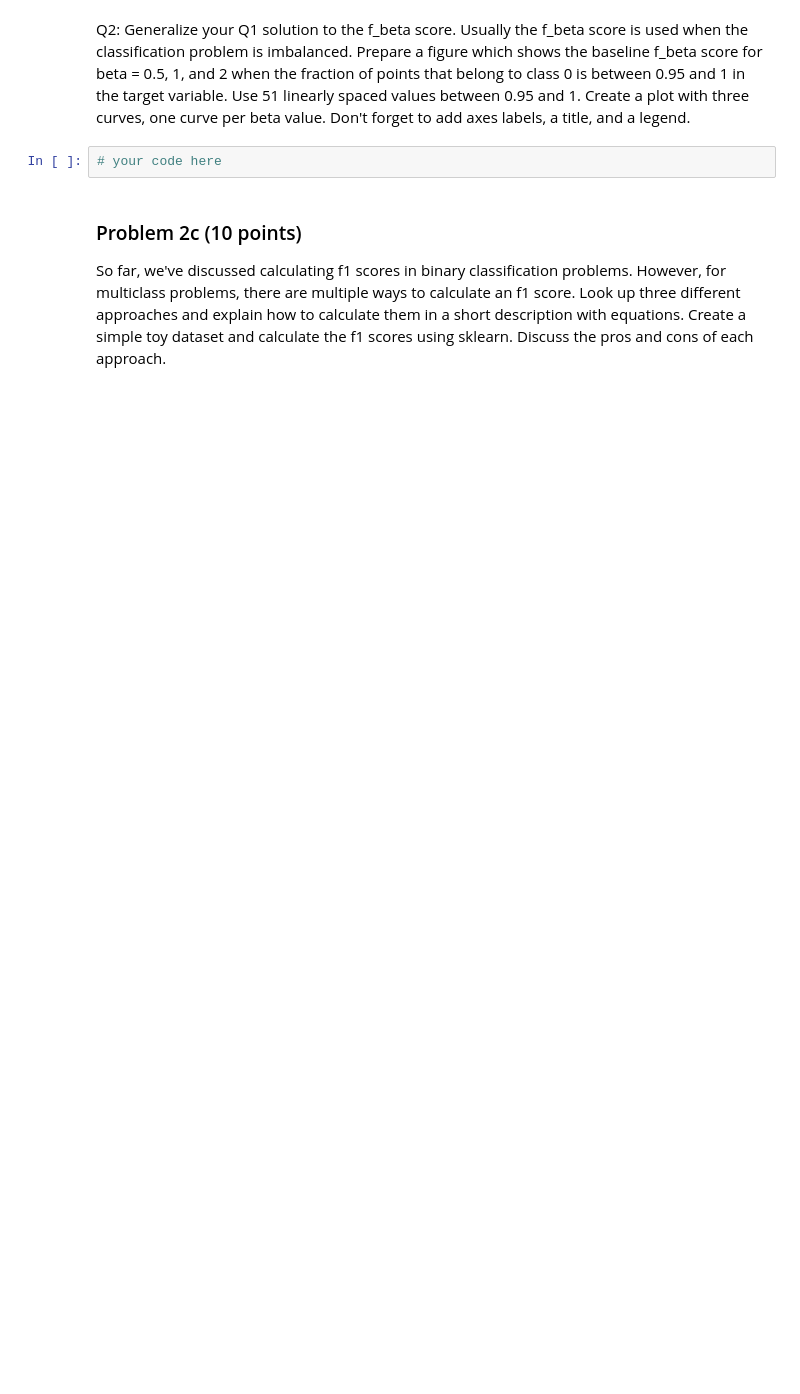
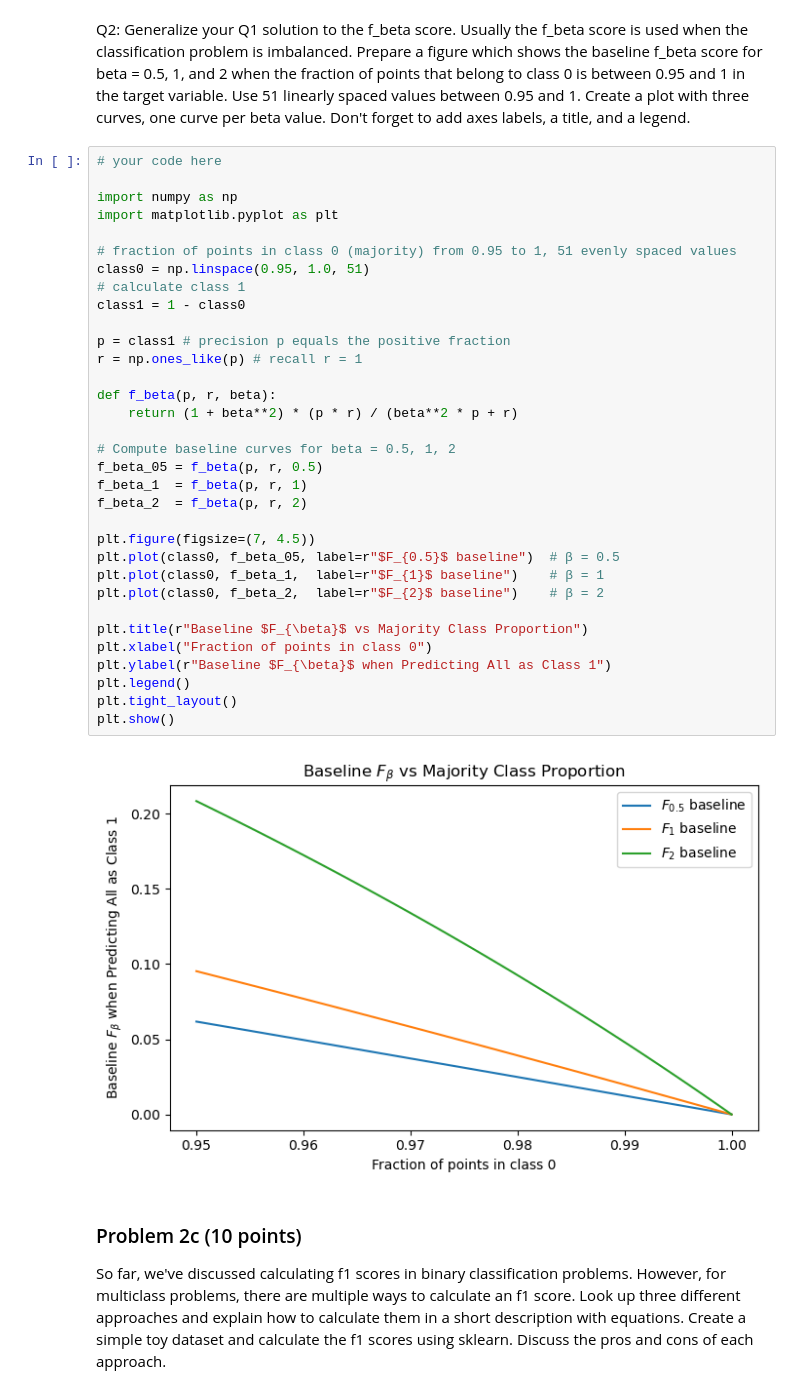
Before and after one commit to IsabellaTan/Brown-DATA1030-HW7, a Jupyter notebook: PS7.ipynb, the cells around one changed output. Cells and saved outputs as stored; diff of their text form; blank space fills up the shorter version.

```diff
--- a/PS7.ipynb
+++ b/PS7.ipynb
@@ -221,8 +264,41 @@ Q1: How do you calculate the baseline f1 score in classification? Let's assume $
 # %% [markdown]
 Q2: Generalize your Q1 solution to the f_beta score. Usually the f_beta score is used when the classification problem is imbalanced. Prepare a figure which shows the baseline f_beta score for beta = 0.5, 1, and 2 when the fraction of points that belong to class 0 is between 0.95 and 1 in the target variable. Use 51 linearly spaced values between 0.95 and 1.
 Create a plot with three curves, one curve per beta value. Don't forget to add axes labels, a title, and a legend.
-# %%
-# your code here
+# %%
+# your code here
+
+import numpy as np
+import matplotlib.pyplot as plt
+
+# fraction of points in class 0 (majority) from 0.95 to 1, 51 evenly spaced values
+class0 = np.linspace(0.95, 1.0, 51)
+# calculate class 1
+class1 = 1 - class0
+
+p = class1 # precision p equals the positive fraction
+r = np.ones_like(p) # recall r = 1
+
+def f_beta(p, r, beta):
+    return (1 + beta**2) * (p * r) / (beta**2 * p + r)
+
+# Compute baseline curves for beta = 0.5, 1, 2
+f_beta_05 = f_beta(p, r, 0.5)
+f_beta_1  = f_beta(p, r, 1)
+f_beta_2  = f_beta(p, r, 2)
+
+plt.figure(figsize=(7, 4.5))
+plt.plot(class0, f_beta_05, label=r"$F_{0.5}$ baseline")  # β = 0.5
+plt.plot(class0, f_beta_1,  label=r"$F_{1}$ baseline")    # β = 1
+plt.plot(class0, f_beta_2,  label=r"$F_{2}$ baseline")    # β = 2
+
+plt.title(r"Baseline $F_{\beta}$ vs Majority Class Proportion")
+plt.xlabel("Fraction of points in class 0")
+plt.ylabel(r"Baseline $F_{\beta}$ when Predicting All as Class 1")
+plt.legend()
+plt.tight_layout()
+plt.show()
+# %% [output]
+[figure, added]
 # %% [markdown]
 ### Problem 2c (10 points)
 
```
Also changed, not shown: parts of 10 cells of this notebook.
